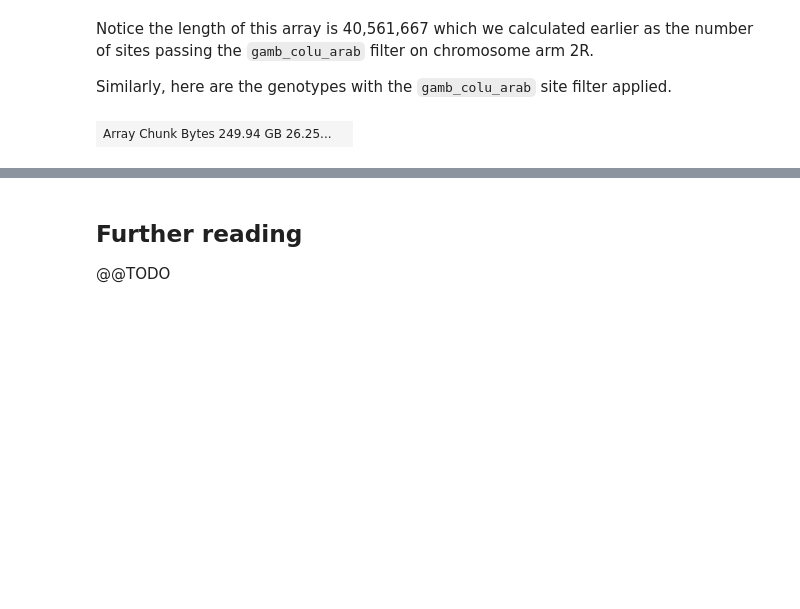
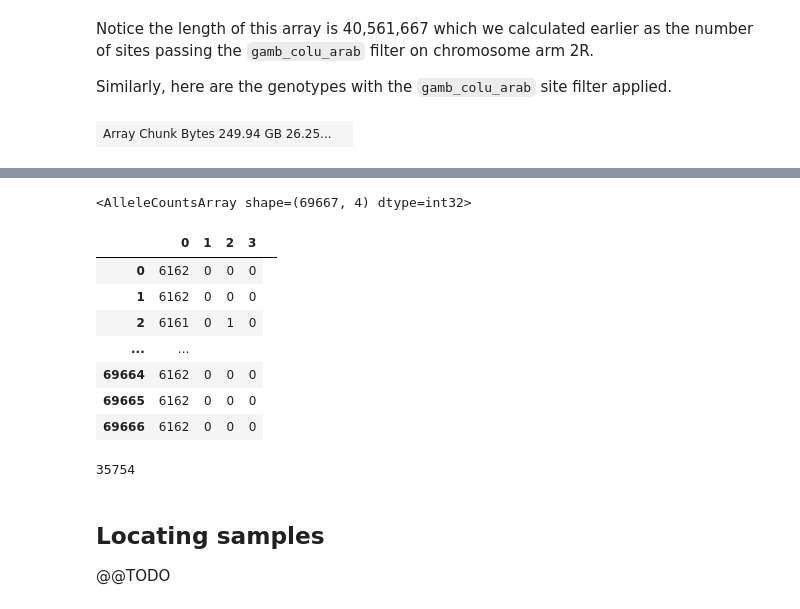
Before and after one commit to malariagen/vector-data, a Jupyter notebook: docs/ag3/examples/snps.ipynb, the cells around one changed output, grey strips where cells are left out. Cells and saved outputs as stored; diff of their text form; code cells hidden in the pictures; blank space fills up the shorter version.

```diff
--- a/docs/ag3/examples/snps.ipynb
+++ b/docs/ag3/examples/snps.ipynb
@@ -659,4 +753,23 @@ df_samples.head()
+# %%
+# allele counts
+ac_region = gt_region.count_alleles(max_allele=3)
+ac_region
+# %% [output]
+<AlleleCountsArray shape=(69667, 4) dtype=int32>
+|  | 0 | 1 | 2 | 3 |
+| 0 | 6162 | 0 | 0 | 0 |
+| 1 | 6162 | 0 | 0 | 0 |
+| 2 | 6161 | 0 | 1 | 0 |
+| ... | ... |  |  |  |  |
+| 69664 | 6162 | 0 | 0 | 0 |
+| 69665 | 6162 | 0 | 0 | 0 |
+| 69666 | 6162 | 0 | 0 | 0 |
+# %%
+# how many segregating SNPs within our region of interest?
+ac_region.is_segregating().sum()
+# %% [output]
+35754
 # %% [markdown]
-## Further reading
+## Locating samples
 
 @@TODO
```
Also changed, not shown: parts of 21 cells of this notebook.
